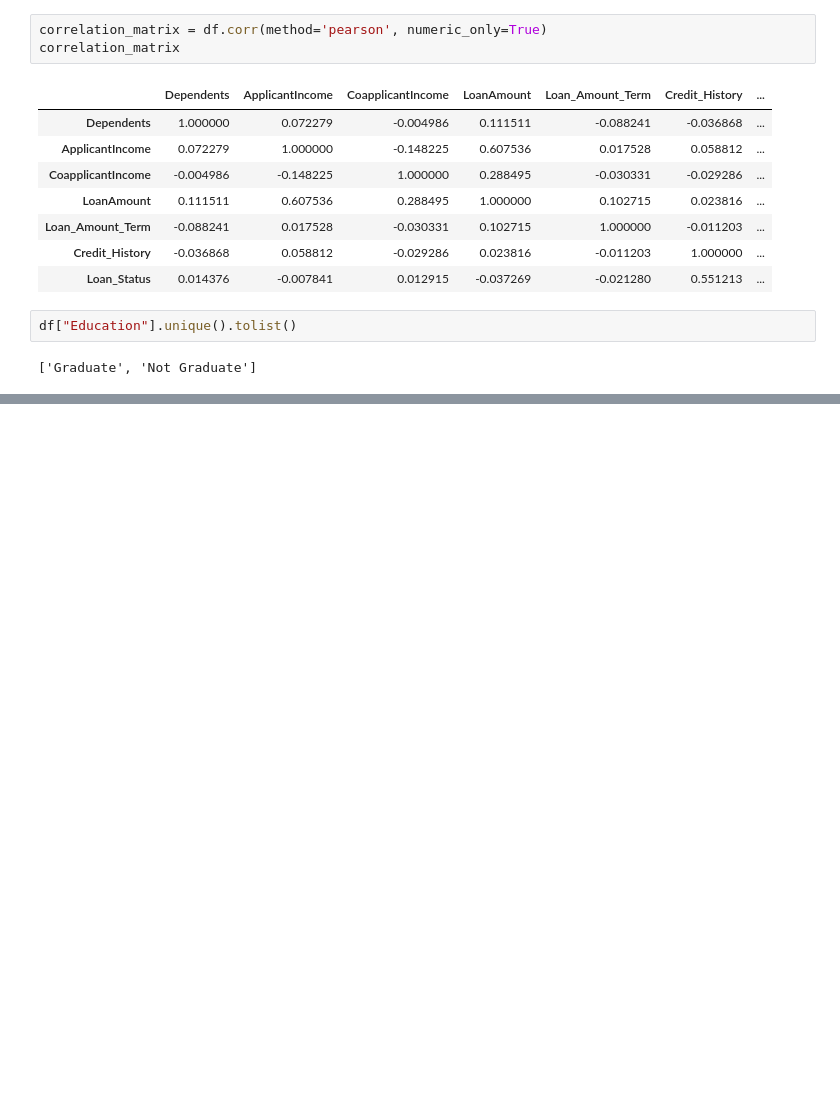
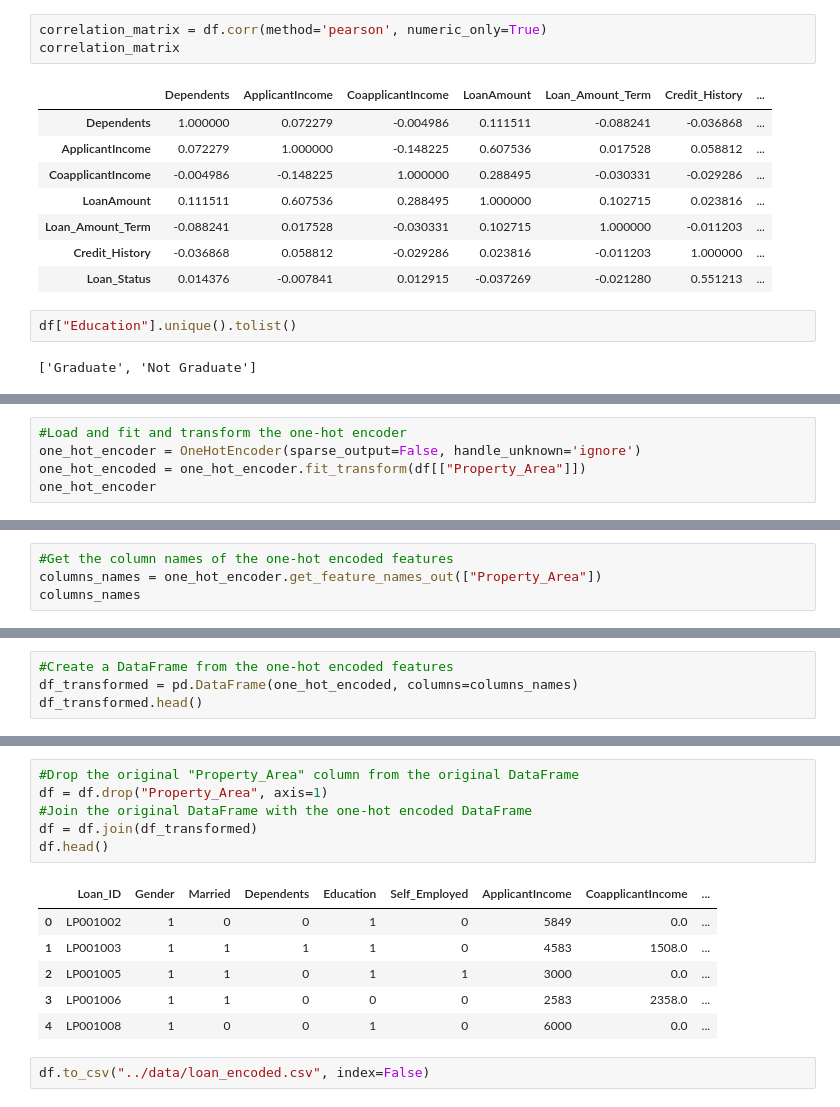
Before and after one commit to MonaTaghavi/dm-ann, a Jupyter notebook: notebooks/08dm-loan-preparation.ipynb, the cells around one changed output, grey strips where cells are left out. Cells and saved outputs as stored; diff of their text form; blank space fills up the shorter version.

```diff
--- a/notebooks/08dm-loan-preparation.ipynb
+++ b/notebooks/08dm-loan-preparation.ipynb
@@ -167,0 +190,5 @@ df["Education"].unique().tolist()
+# %%
+#Load and fit and transform the one-hot encoder
+one_hot_encoder = OneHotEncoder(sparse_output=False, handle_unknown='ignore')
+one_hot_encoded = one_hot_encoder.fit_transform(df[["Property_Area"]])
+one_hot_encoder
@@ -167,0 +197,4 @@ df["Education"].unique().tolist()
+# %%
+#Get the column names of the one-hot encoded features
+columns_names = one_hot_encoder.get_feature_names_out(["Property_Area"])
+columns_names
@@ -167,0 +204,4 @@ df["Education"].unique().tolist()
+# %%
+#Create a DataFrame from the one-hot encoded features
+df_transformed = pd.DataFrame(one_hot_encoded, columns=columns_names)
+df_transformed.head()
@@ -167,0 +215,15 @@ df["Education"].unique().tolist()
+# %%
+#Drop the original "Property_Area" column from the original DataFrame
+df = df.drop("Property_Area", axis=1)
+#Join the original DataFrame with the one-hot encoded DataFrame
+df = df.join(df_transformed)
+df.head()
+# %% [output]
+|  | Loan_ID | Gender | Married | Dependents | Education | Self_Employed | ApplicantIncome | CoapplicantIncome | ... |
+| 0 | LP001002 | 1 | 0 | 0 | 1 | 0 | 5849 | 0.0 | ... |
+| 1 | LP001003 | 1 | 1 | 1 | 1 | 0 | 4583 | 1508.0 | ... |
+| 2 | LP001005 | 1 | 1 | 0 | 1 | 1 | 3000 | 0.0 | ... |
+| 3 | LP001006 | 1 | 1 | 0 | 0 | 0 | 2583 | 2358.0 | ... |
+| 4 | LP001008 | 1 | 0 | 0 | 1 | 0 | 6000 | 0.0 | ... |
+# %%
+df.to_csv("../data/loan_encoded.csv", index=False)
```
Also changed, not shown: parts of 6 cells of this notebook.
